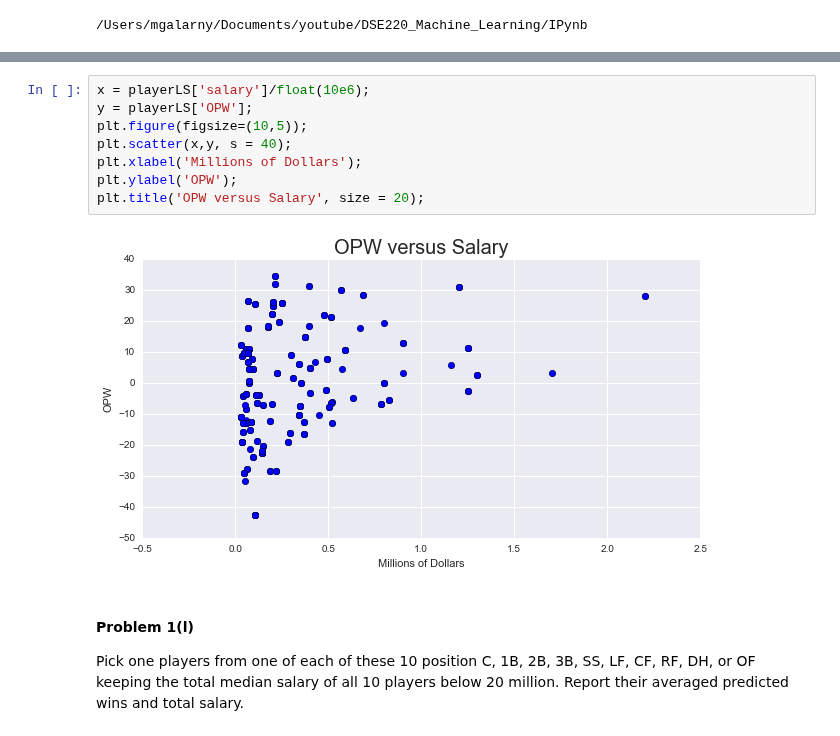
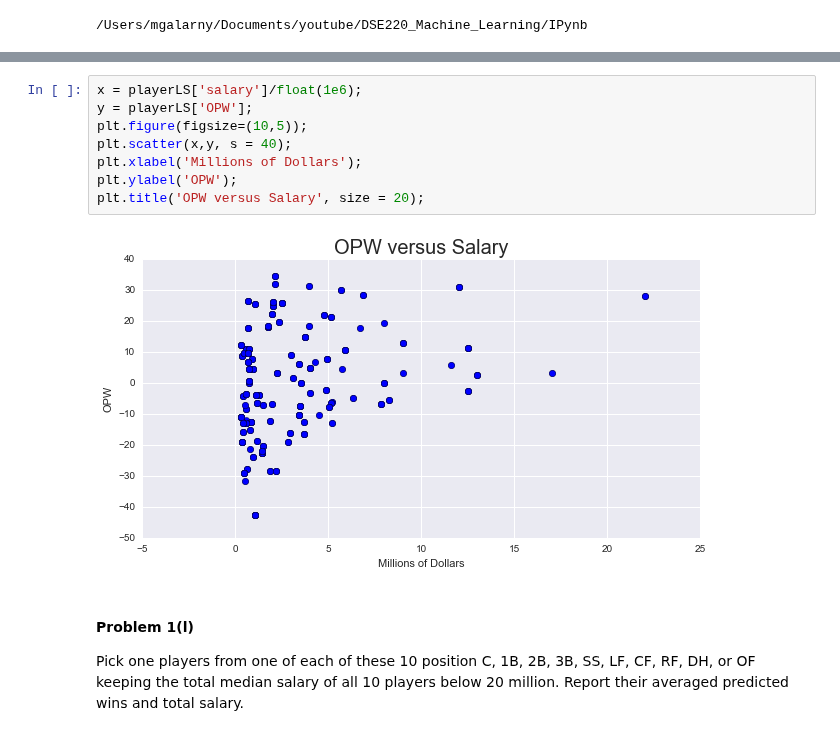
Before and after one commit to AnilKumarTeegala/DSE220_Machine_Learning, a Jupyter notebook: IPynb/Assignment_2_MAS.ipynb, the cells around one changed output, grey strips where cells are left out. Drawn from its saved outputs; the diff is of its cells as text.

```diff
--- a/IPynb/Assignment_2_MAS.ipynb
+++ b/IPynb/Assignment_2_MAS.ipynb
@@ -408,15 +408,15 @@ cond_playerLS.head()
 | 3 | 2005 | 2001 | abreubo01 | 12.838543 | -0.022295 | 0.008226 | -0.002379 | -0.00398 | 0.054759 | Bobby | ... |
 | 9 | 2005 | 2001 | abreubo01 | 12.838543 | -0.022295 | 0.008226 | -0.002379 | -0.00398 | 0.054759 | Bobby | ... |
 # %%
-x = playerLS['salary']/float(10e6);
+x = playerLS['salary']/float(1e6);
 y = playerLS['OPW'];
 plt.figure(figsize=(10,5));
 plt.scatter(x,y, s = 40);
 plt.xlabel('Millions of Dollars');
 plt.ylabel('OPW');
 plt.title('OPW versus Salary', size = 20);
 # %% [output]
-[figure, old version]
+[figure, new version]
 # %% [markdown]
 #### Problem 1(l)
 Pick one players from one of each of these 10 position C, 1B, 2B, 3B, SS, LF, CF, RF, DH, or OF keeping the total median salary of all 10 players below 20 million. Report their averaged predicted wins and total salary.
```
Also changed, not shown: parts of 8 cells of this notebook.
